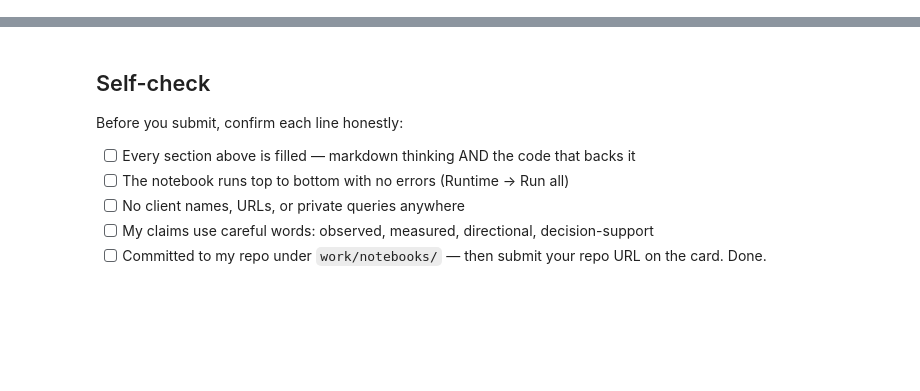
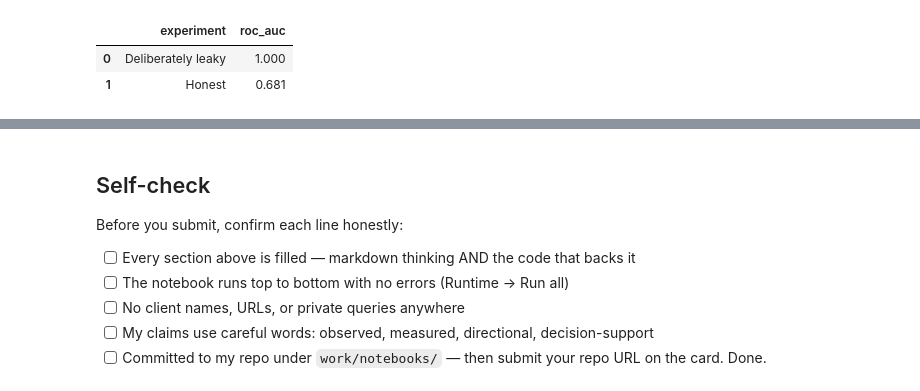
Before and after one commit to karthik-srivathsa-05/flyrank-ai, a Jupyter notebook: work/notebooks/w03_data_contract.ipynb, the cells around one changed output, grey strips where cells are left out. Drawn from its saved outputs; the diff is of its cells as text; code cells hidden in the pictures; blank space fills up the shorter version.

```diff
--- a/work/notebooks/w03_data_contract.ipynb
+++ b/work/notebooks/w03_data_contract.ipynb
@@ -36,0 +477,53 @@ This skeleton is yours to fill. Work the sections **in order** — each one has
+# %%
+# Recalculate the leaky experiment's test split so both scores
+# are paired with their correct test labels.
+
+X_leak = leaky_df[leaky_features]
+y_leak = leaky_df["is_declining"]
+
+X_leak_train, X_leak_test, y_leak_train, y_leak_test = train_test_split(
+    X_leak,
+    y_leak,
+    test_size=0.25,
+    random_state=42,
+    stratify=y_leak
+)
+
+leaky_model = RandomForestClassifier(
+    n_estimators=100,
+    random_state=42,
+    n_jobs=-1
+)
+
+leaky_model.fit(X_leak_train, y_leak_train)
+
+leaky_scores = leaky_model.predict_proba(X_leak_test)[:, 1]
+
+leaky_auc = roc_auc_score(
+    y_leak_test,
+    leaky_scores
+)
+
+honest_auc = roc_auc_score(
+    y_test,
+    honest_scores
+)
+
+comparison = pd.DataFrame({
+    "experiment": [
+        "Deliberately leaky",
+        "Honest"
+    ],
+    "roc_auc": [
+        leaky_auc,
+        honest_auc
+    ]
+})
+
+comparison["roc_auc"] = comparison["roc_auc"].round(3)
+
+display(comparison)
+# %% [output]
+|  | experiment | roc_auc |
+| 0 | Deliberately leaky | 1.000 |
+| 1 | Honest | 0.681 |
```
Also changed, not shown: parts of 32 cells of this notebook.
